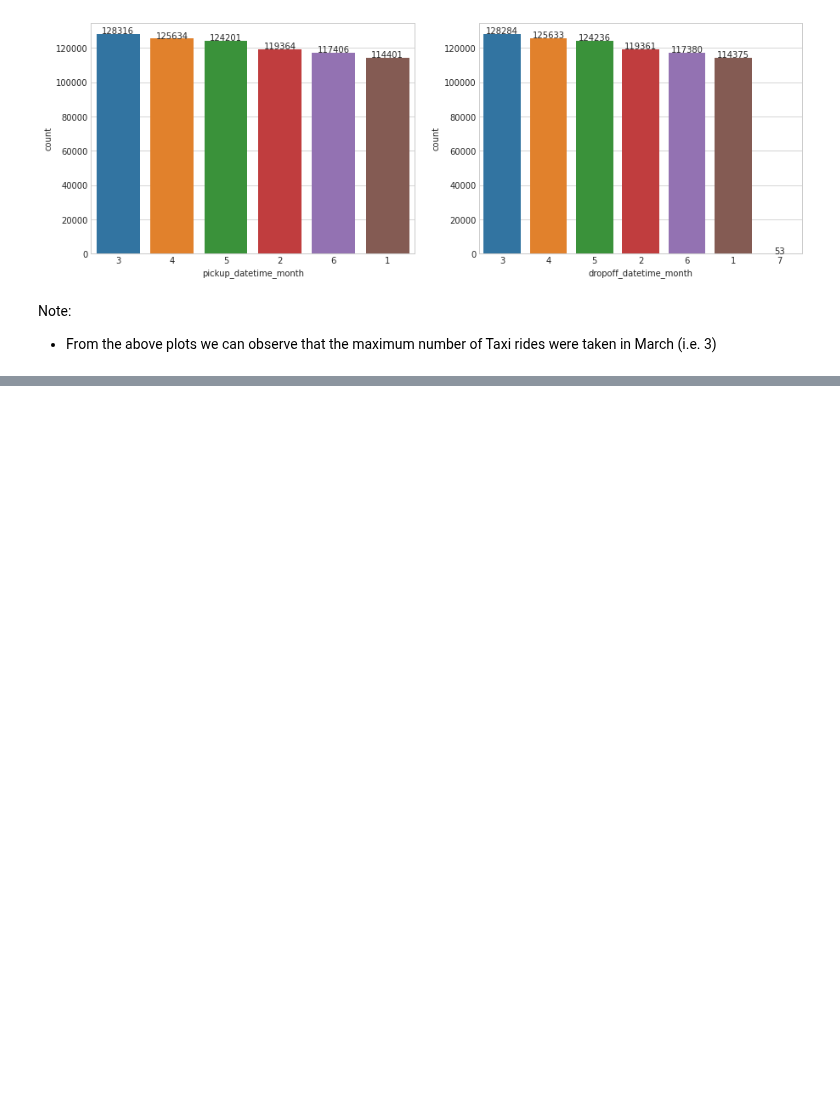
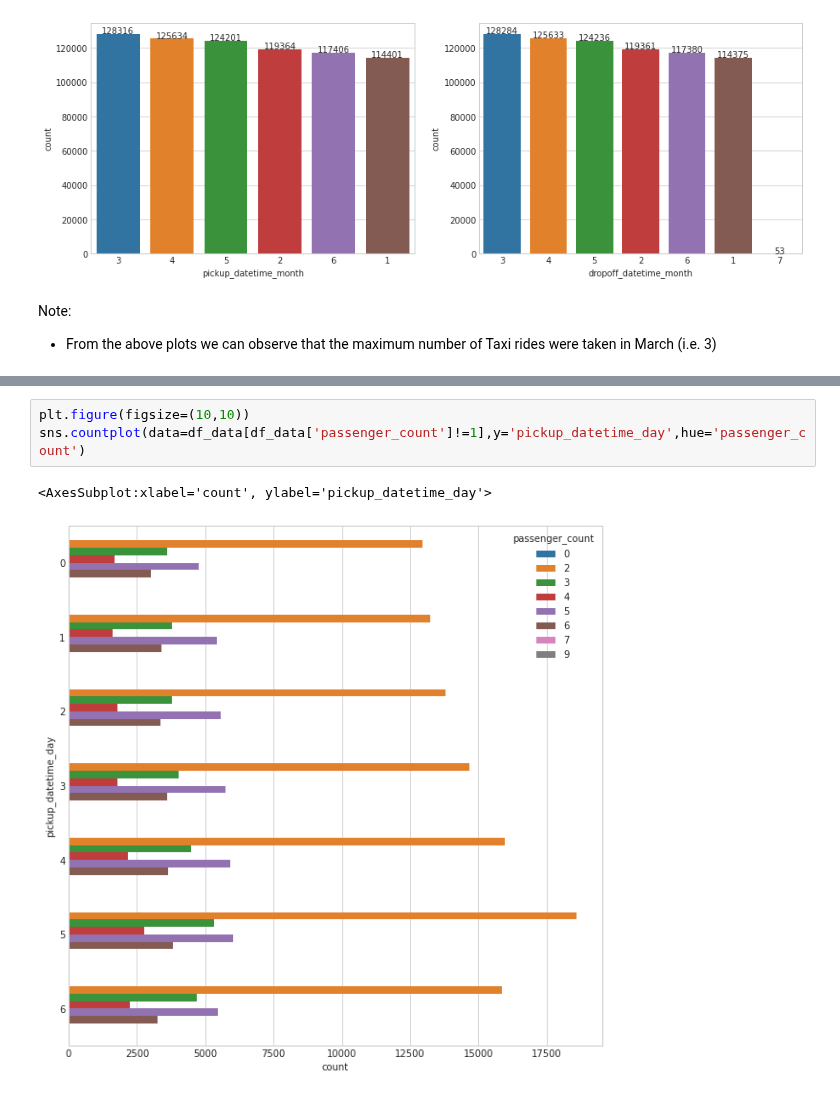
Before and after one commit to ParisRohan/AES-128-bit-Key-size-, a Jupyter notebook: eda-nyc-taxi-trip.ipynb, the cells around one changed output, grey strips where cells are left out. Saved outputs shown, nothing was run; the diff lists cells and outputs as text; blank space fills up the shorter version.

```diff
--- a/eda-nyc-taxi-trip.ipynb
+++ b/eda-nyc-taxi-trip.ipynb
@@ -264,0 +333,6 @@ sns.heatmap(df_data.corr(), annot=True)
+# %%
+plt.figure(figsize=(10,10))
+sns.countplot(data=df_data[df_data['passenger_count']!=1],y='pickup_datetime_day',hue='passenger_count')
+# %% [output]
+<AxesSubplot:xlabel='count', ylabel='pickup_datetime_day'>
+[figure, added]
```
Also changed, not shown: parts of 7 cells of this notebook.
